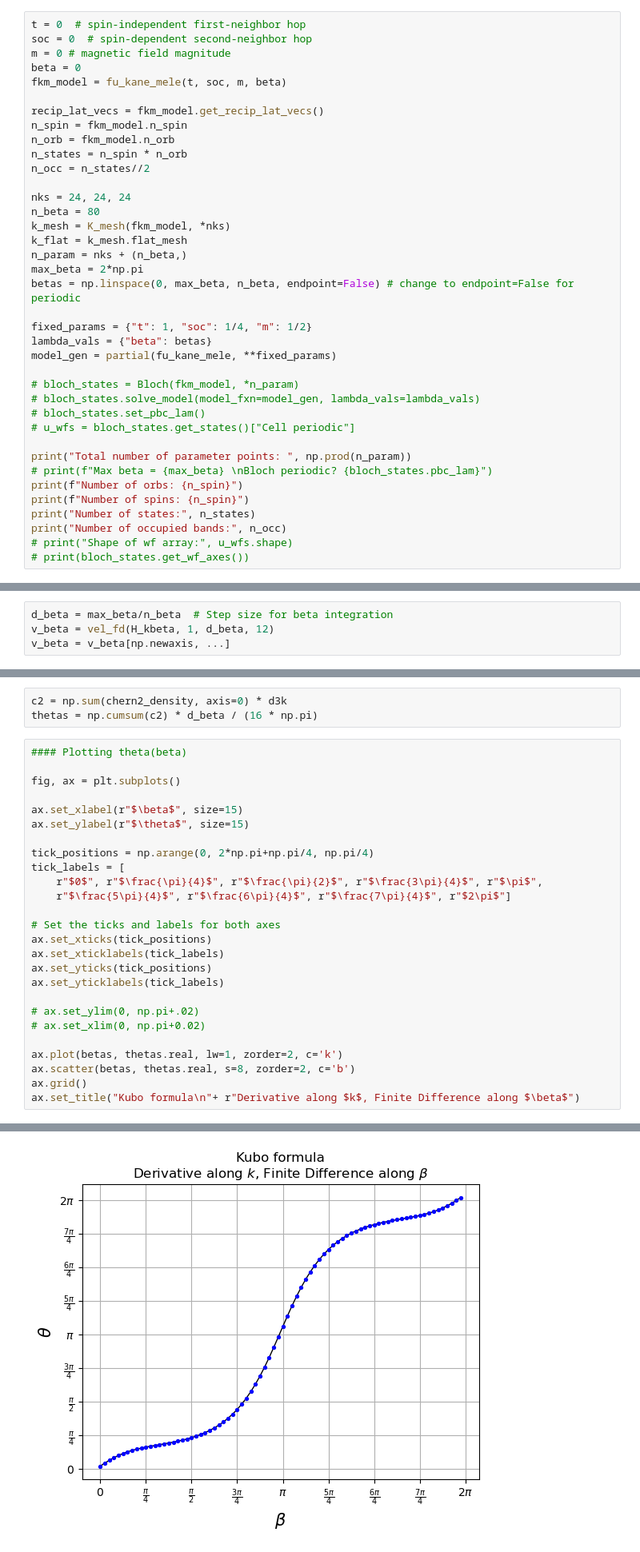
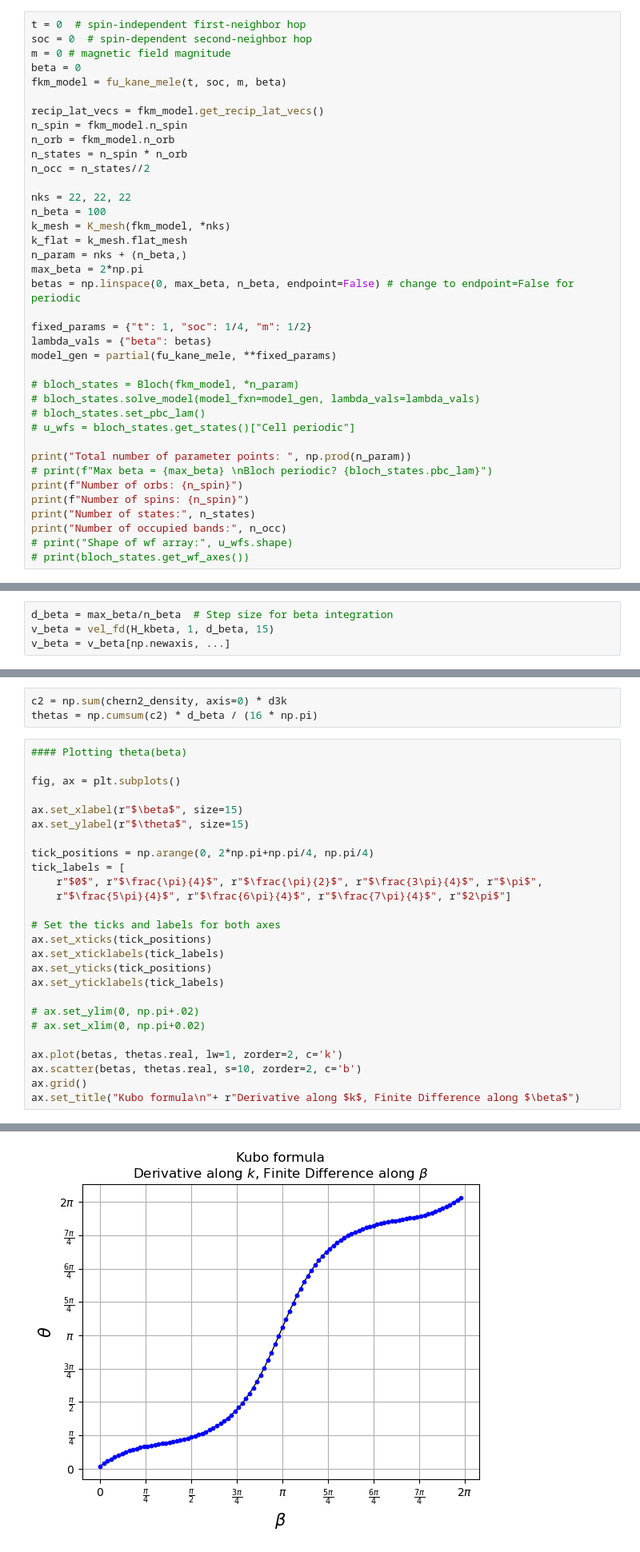
Before and after one commit to treycole/WanPy, a Jupyter notebook: dev/kubo_theta.ipynb, the cells around one changed output, grey strips where cells are left out. Shown: that part at 80% size. Saved outputs shown, nothing was run; the diff lists cells and outputs as text.

```diff
--- a/dev/kubo_theta.ipynb
+++ b/dev/kubo_theta.ipynb
@@ -96,8 +98,8 @@ n_orb = fkm_model.n_orb
 n_states = n_spin * n_orb
 n_occ = n_states//2
 
-nks = 24, 24, 24
-n_beta = 80
+nks = 22, 22, 22
+n_beta = 100
 k_mesh = K_mesh(fkm_model, *nks)
 k_flat = k_mesh.flat_mesh
 n_param = nks + (n_beta,)
@@ -185,6 +187,6 @@ print(v_k.shape)
 # %%
 d_beta = max_beta/n_beta  # Step size for beta integration
-v_beta = vel_fd(H_kbeta, 1, d_beta, 12)
+v_beta = vel_fd(H_kbeta, 1, d_beta, 15)
 v_beta = v_beta[np.newaxis, ...]
 # %%
 v = np.concatenate((v_k, v_beta), axis=0)
@@ -265,29 +267,29 @@ thetas = np.cumsum(c2) * d_beta / (16 * np.pi)
 # %%
 #### Plotting theta(beta)
 
 fig, ax = plt.subplots()
 
 ax.set_xlabel(r"$\beta$", size=15)
 ax.set_ylabel(r"$\theta$", size=15)
 
 tick_positions = np.arange(0, 2*np.pi+np.pi/4, np.pi/4)
 tick_labels = [
     r"$0$", r"$\frac{\pi}{4}$", r"$\frac{\pi}{2}$", r"$\frac{3\pi}{4}$", r"$\pi$",
     r"$\frac{5\pi}{4}$", r"$\frac{6\pi}{4}$", r"$\frac{7\pi}{4}$", r"$2\pi$"]
 
 # Set the ticks and labels for both axes
 ax.set_xticks(tick_positions)
 ax.set_xticklabels(tick_labels)
 ax.set_yticks(tick_positions)
 ax.set_yticklabels(tick_labels)
 
 # ax.set_ylim(0, np.pi+.02)
 # ax.set_xlim(0, np.pi+0.02)
 
 ax.plot(betas, thetas.real, lw=1, zorder=2, c='k')
-ax.scatter(betas, thetas.real, s=8, zorder=2, c='b')
+ax.scatter(betas, thetas.real, s=10, zorder=2, c='b')
 ax.grid()
 ax.set_title("Kubo formula\n"+ r"Derivative along $k$, Finite Difference along $\beta$")
 # %% [output]
 Text(0.5, 1.0, 'Kubo formula\nDerivative along $k$, Finite Difference along $\\beta$')
-[figure, old version]
+[figure, new version]
```
Also changed, not shown: parts of 6 cells of this notebook, 2 other files.
